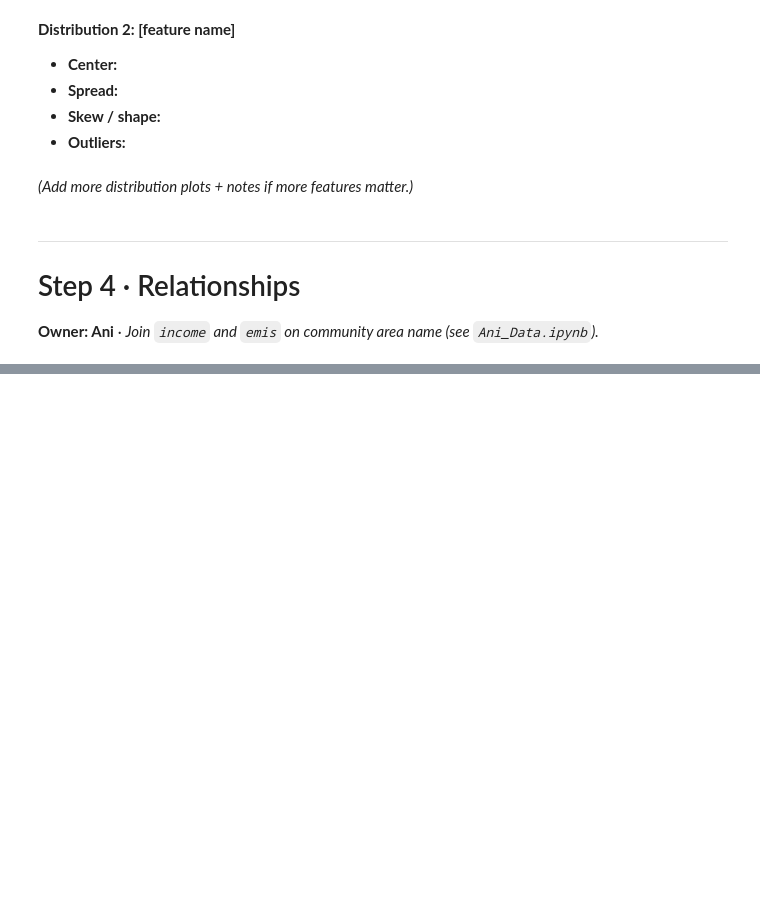
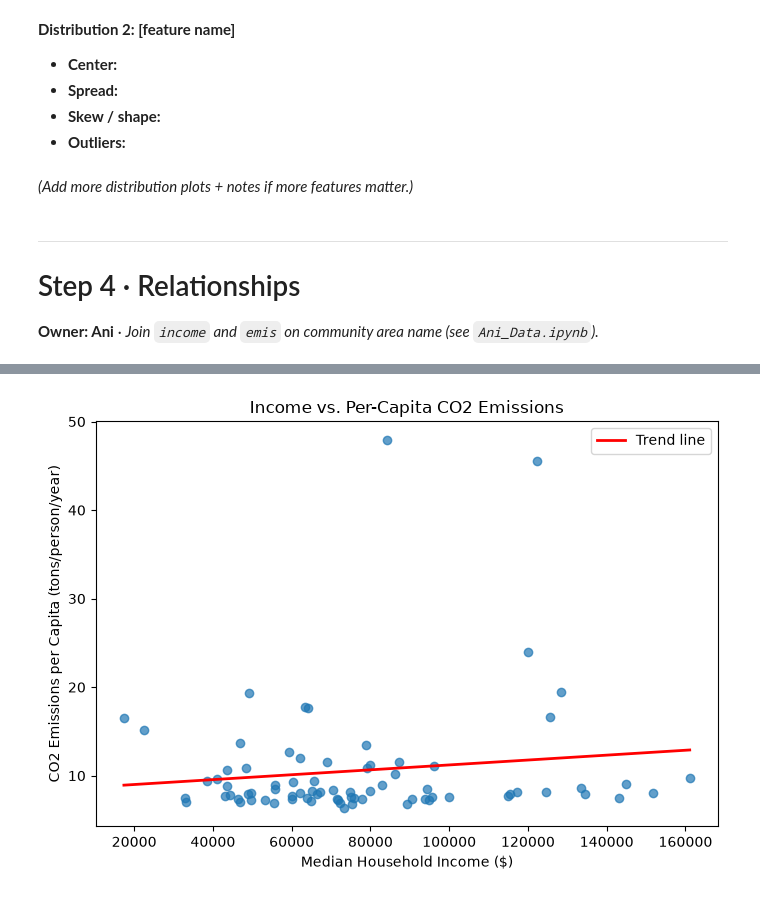
Before and after one commit to doctorplatypus/Socioeconomic-Health-Disparities, a Jupyter notebook: eda.ipynb, the cells around one changed output, grey strips where cells are left out. Saved outputs shown, nothing was run; the diff lists cells and outputs as text; code cells hidden in the pictures; blank space fills up the shorter version.

```diff
--- a/eda.ipynb
+++ b/eda.ipynb
@@ -512,8 +618,22 @@ plt.show()
 # %%
 # R3: scatter / subgroup comparison / time series / correlation matrix. Label axes at a readable size.
 # Watch for overplotting and remember: correlation != causation.
 fig, ax = plt.subplots(figsize=(7, 5))
-ax.set_xlabel("")
-ax.set_ylabel("")
-ax.set_title("")
+
+x = merged["median_household_income"].to_numpy()
+y = merged["co2_per_capita"].to_numpy()
+ax.scatter(x, y, alpha=0.7)
+
+z = np.polyfit(x, y, 1)
+x_line = np.linspace(x.min(), x.max(), 100)
+y_line = np.polyval(z, x_line)
+ax.plot(x_line, y_line, color="red", linewidth=2, label="Trend line")
+
+ax.set_xlabel("Median Household Income ($)")
+ax.set_ylabel("CO2 Emissions per Capita (tons/person/year)")
+ax.set_title("Income vs. Per-Capita CO2 Emissions")
+ax.legend()
+plt.tight_layout()
 plt.show()
+# %% [output]
+[figure, added]
```
Also changed, not shown: parts of 18 cells of this notebook.
